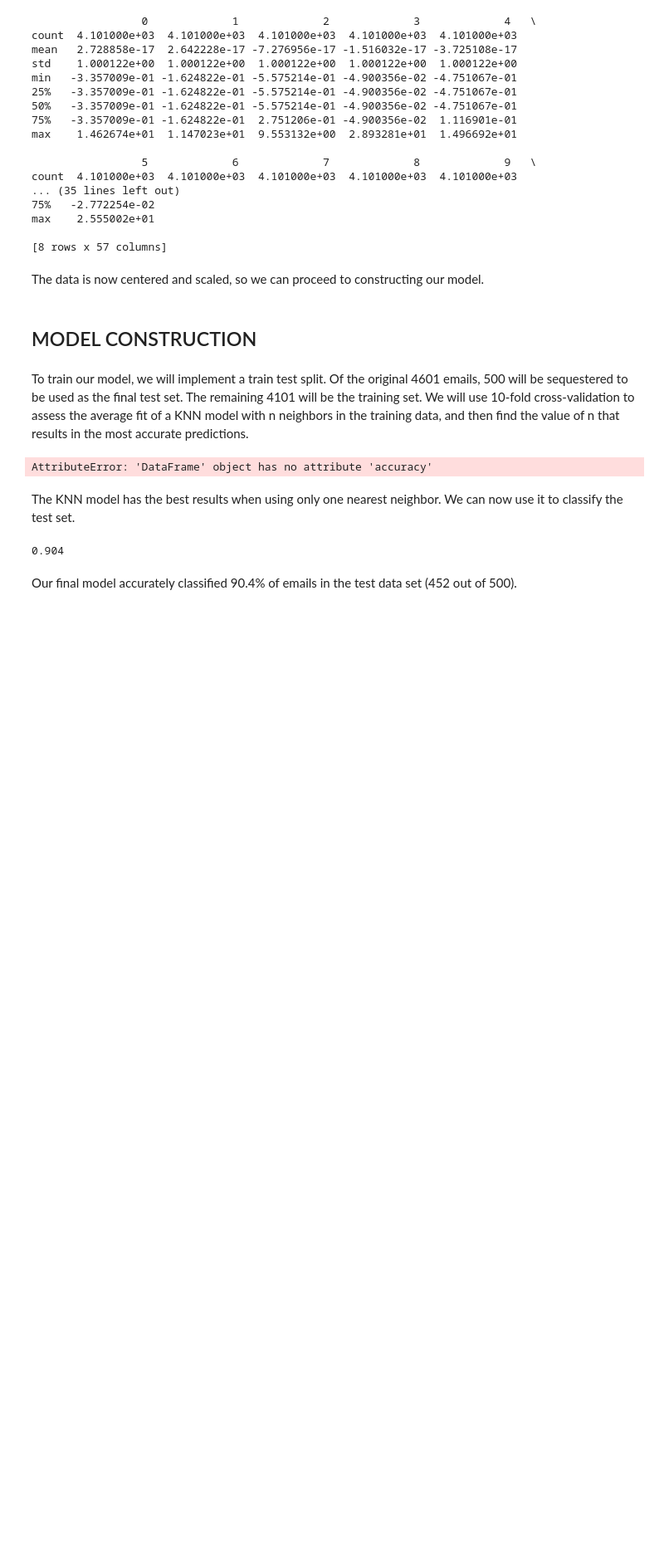
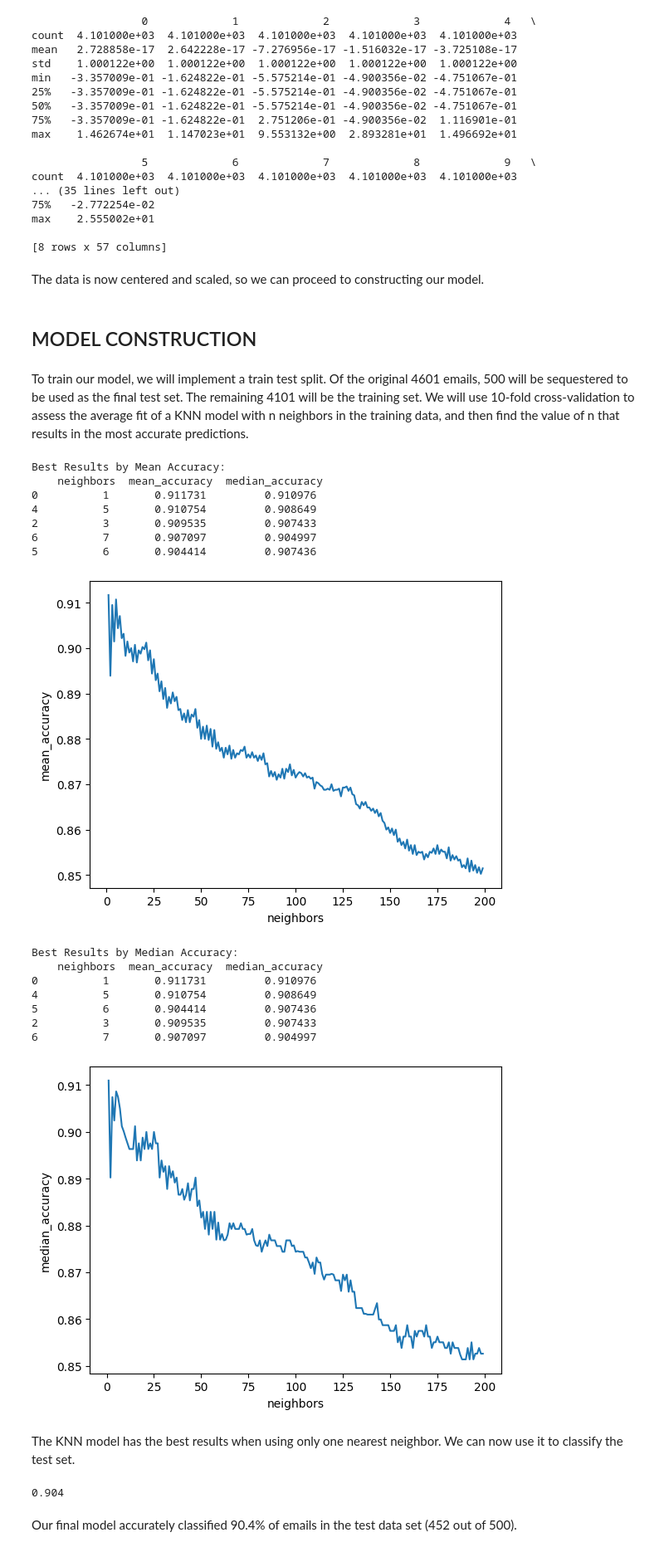
Before and after one commit to Marley-Myrianthopoulos/cunysps_data620, a Jupyter notebook: homework/620_hw6/620_hw6.ipynb, the cells around one changed output. Shown at 83% size. Cells and saved outputs as stored; diff of their text form; code cells hidden in the pictures; blank space fills up the shorter version.

```diff
--- a/homework/620_hw6/620_hw6.ipynb
+++ b/homework/620_hw6/620_hw6.ipynb
@@ -164,23 +162,54 @@ The data is now centered and scaled, so we can proceed to constructing our model
 # %% [markdown]
 To train our model, we will implement a train test split. Of the original 4601 emails, 500 will be sequestered to be used as the final test set. The remaining 4101 will be the training set. We will use 10-fold cross-validation to assess the average fit of a KNN model with n neighbors in the training data, and then find the value of n that results in the most accurate predictions.
 # %%
+from sklearn.neighbors import KNeighborsClassifier
+from sklearn.model_selection import cross_val_score
+from sklearn.model_selection import KFold
+
 kf = KFold(n_splits = 10, shuffle = True, random_state = 1989)
 
-knn_accuracy = []
+knn_mean_accuracy, knn_median_accuracy = [], []
 possible_neighbors = np.arange(1,200)
 for n in possible_neighbors:
     model = KNeighborsClassifier(n_neighbors = n)
     cv_scores = cross_val_score(model, X_train_scaled, y_train, cv = kf)
-    model_score = np.mean(cv_scores)
-    knn_accuracy.append(model_score)
+    model_mean_score = np.mean(cv_scores)
+    model_median_score = np.median(cv_scores)
+    knn_mean_accuracy.append(model_mean_score)
+    knn_median_accuracy.append(model_median_score)
 
 knn_results = pd.DataFrame({'neighbors': possible_neighbors,
-                            'average_accuracy': knn_accuracy})
+                            'mean_accuracy': knn_mean_accuracy,
+                            'median_accuracy': knn_median_accuracy})
 
-print(knn_results[knn_results.accuracy == np.max(knn_results.accuracy)])
-sns.lineplot(data = knn_results, x = 'neighbors', y = 'average_accuracy')
+print('Best Results by Mean Accuracy:\n',
+      knn_results.sort_values(by = 'mean_accuracy', ascending = False).head())
+sns.lineplot(data = knn_results, x = 'neighbors', y = 'mean_accuracy')
+plt.show()
+
+print('\n')
+
+print('Best Results by Median Accuracy: \n',
+      knn_results.sort_values(by = 'median_accuracy', ascending = False).head())
+sns.lineplot(data = knn_results, x = 'neighbors', y = 'median_accuracy')
+plt.show()
 # %% [output]
-AttributeError: 'DataFrame' object has no attribute 'accuracy'
+Best Results by Mean Accuracy:
+    neighbors  mean_accuracy  median_accuracy
+0          1       0.911731         0.910976
+4          5       0.910754         0.908649
+2          3       0.909535         0.907433
+6          7       0.907097         0.904997
+5          6       0.904414         0.907436
+[figure, added]
+Best Results by Median Accuracy:
+    neighbors  mean_accuracy  median_accuracy
+0          1       0.911731         0.910976
+4          5       0.910754         0.908649
+5          6       0.904414         0.907436
+2          3       0.909535         0.907433
+6          7       0.907097         0.904997
+[figure, added]
 # %% [markdown]
 The KNN model has the best results when using only one nearest neighbor. We can now use it to classify the test set.
 # %%
```
Also changed, not shown: parts of 5 cells of this notebook.
